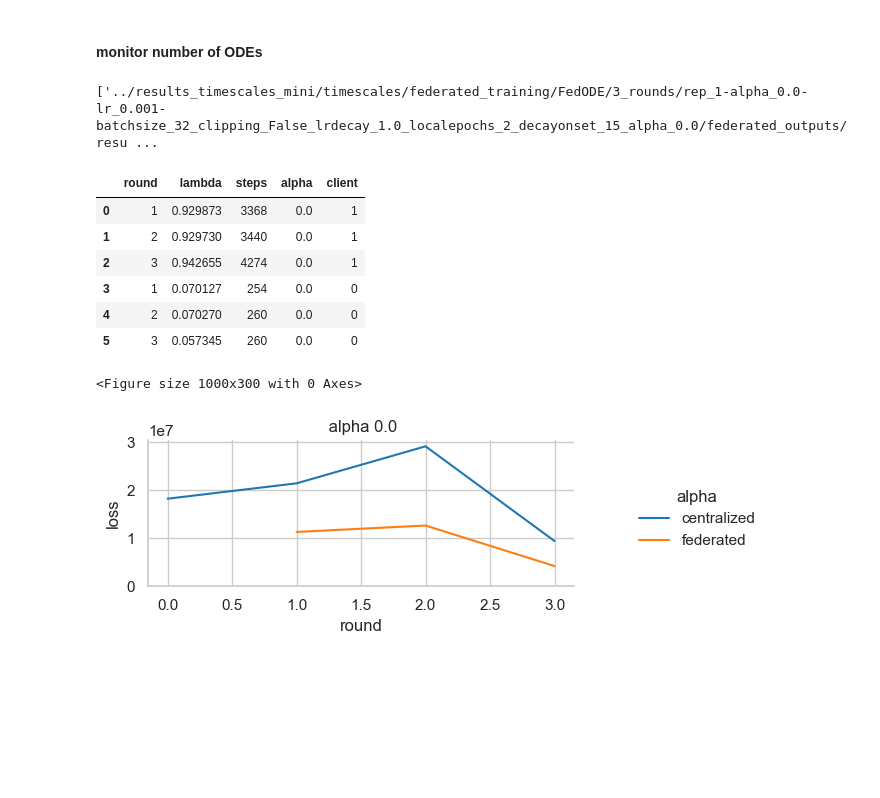
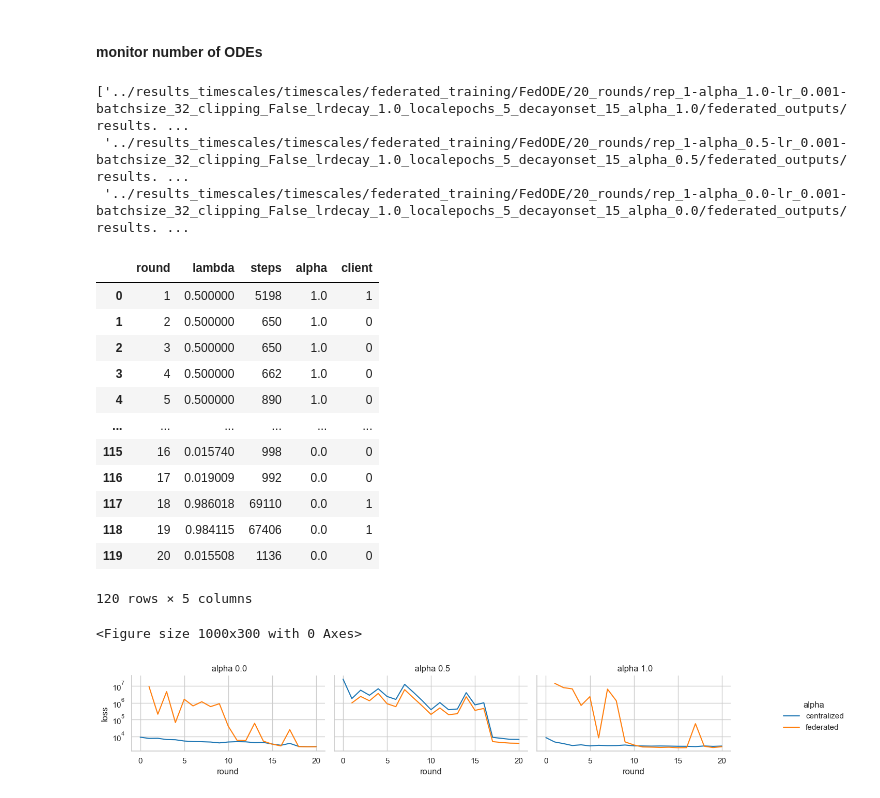
Before and after one commit to luisas/fl4tsf, a Jupyter notebook: analysis/02_timescale_analysis.ipynb, the cells around one changed output. Cells and saved outputs as stored; diff of their text form; code cells hidden in the pictures; blank space fills up the shorter version.

```diff
--- a/analysis/02_timescale_analysis.ipynb
+++ b/analysis/02_timescale_analysis.ipynb
@@ -30,11 +30,13 @@ The autoreload extension is already loaded. To reload it, use:
 # %% [markdown]
 #### monitor number of ODEs
 # %%
-result_json = glob.glob(f"../results_timescales_mini/**/federated_training/**/**/**/results.json", recursive=True)
+result_json = glob.glob(f"../results_timescales/**/federated_training/**/**/**/results.json", recursive=True)
 result_json = list(set(result_json))
 result_json
 # %% [output]
-['../results_timescales_mini/timescales/federated_training/FedODE/3_rounds/rep_1-alpha_0.0-lr_0.001-batchsize_32_clipping_False_lrdecay_1.0_localepochs_2_decayonset_15_alpha_0.0/federated_outputs/resu ...
+['../results_timescales/timescales/federated_training/FedODE/20_rounds/rep_1-alpha_1.0-lr_0.001-batchsize_32_clipping_False_lrdecay_1.0_localepochs_5_decayonset_15_alpha_1.0/federated_outputs/results. ...
+ '../results_timescales/timescales/federated_training/FedODE/20_rounds/rep_1-alpha_0.5-lr_0.001-batchsize_32_clipping_False_lrdecay_1.0_localepochs_5_decayonset_15_alpha_0.5/federated_outputs/results. ...
+ '../results_timescales/timescales/federated_training/FedODE/20_rounds/rep_1-alpha_0.0-lr_0.001-batchsize_32_clipping_False_lrdecay_1.0_localepochs_5_decayonset_15_alpha_0.0/federated_outputs/results. ...
 # %%
 df_centralized_evaluate = pd.DataFrame()
 df_federated_evaluate = pd.DataFrame()
@@ -50,12 +52,18 @@ df_summary_lambdas = get_summary_lambdas(df_aggregation)
 df_summary_lambdas
 # %% [output]
 |  | round | lambda | steps | alpha | client |
-| 0 | 1 | 0.929873 | 3368 | 0.0 | 1 |
-| 1 | 2 | 0.929730 | 3440 | 0.0 | 1 |
-| 2 | 3 | 0.942655 | 4274 | 0.0 | 1 |
-| 3 | 1 | 0.070127 | 254 | 0.0 | 0 |
-| 4 | 2 | 0.070270 | 260 | 0.0 | 0 |
-| 5 | 3 | 0.057345 | 260 | 0.0 | 0 |
+| 0 | 1 | 0.500000 | 5198 | 1.0 | 1 |
+| 1 | 2 | 0.500000 | 650 | 1.0 | 0 |
+| 2 | 3 | 0.500000 | 650 | 1.0 | 0 |
+| 3 | 4 | 0.500000 | 662 | 1.0 | 0 |
+| 4 | 5 | 0.500000 | 890 | 1.0 | 0 |
+| ... | ... | ... | ... | ... | ... |
+| 115 | 16 | 0.015740 | 998 | 0.0 | 0 |
+| 116 | 17 | 0.019009 | 992 | 0.0 | 0 |
+| 117 | 18 | 0.986018 | 69110 | 0.0 | 1 |
+| 118 | 19 | 0.984115 | 67406 | 0.0 | 1 |
+| 119 | 20 | 0.015508 | 1136 | 0.0 | 0 |
+120 rows × 5 columns
 # %%
 loss_df = df[df['type'].isin(["centralized", "federated"])]
 
@@ -67,32 +75,36 @@ g = sns.FacetGrid(
     loss_df,
     col="alpha",
     height=2.5,
     aspect=1.5,  # Width = height * aspect
     sharey=True
 )
 
 # Map the lineplot onto the grid
 g.map_dataframe(
     sns.lineplot,
     x='round',
     y='loss',
     hue='type',
     palette='tab10'
 )
 
 # Adjustments
 g.set_axis_labels("round", "loss")
 g.set_titles(" alpha {col_name}")
-g.set(ylim=(0, None))
+#g.set(ylim=(0, None))
 
 # Move legend outside
 g.add_legend(title ="alpha")
 g._legend.set_bbox_to_anchor((1.05, 0.5))
 # legend
 g._legend.set_loc("center left")
 # title
+# y axis log
+
+plt.yscale('log')
+
 plt.tight_layout()
 plt.show()
 # %% [output]
 <Figure size 1000x300 with 0 Axes>
-[figure, old version]
+[figure, new version]
```
Also changed, not shown: parts of 3 cells of this notebook, 9 other files.
